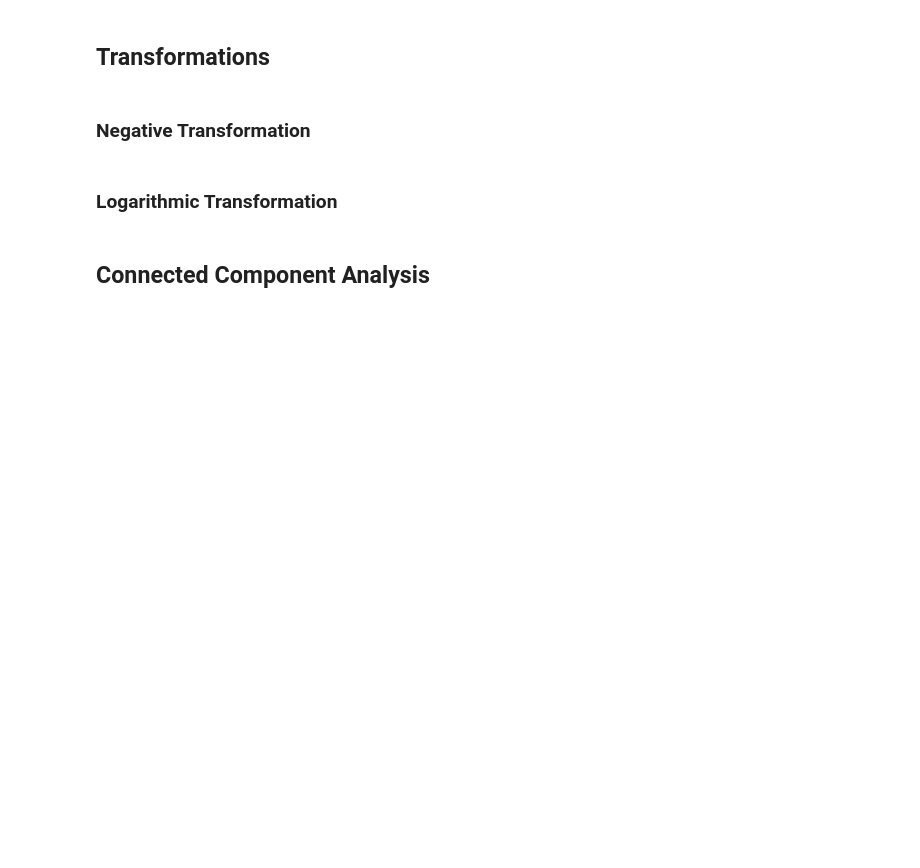
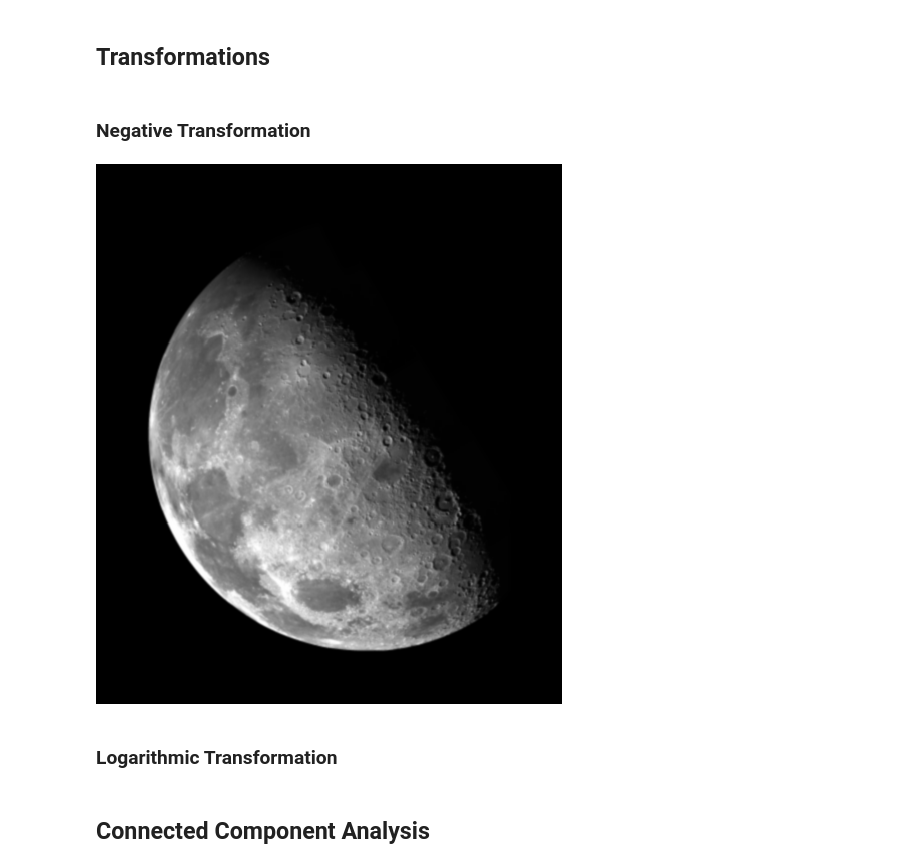
Before and after one commit to Preet-Sojitra/imagekit, a Jupyter notebook: docs/example.ipynb, the cells around one changed output. Cells and saved outputs as stored; diff of their text form; code cells hidden in the pictures; blank space fills up the shorter version.

```diff
--- a/docs/example.ipynb
+++ b/docs/example.ipynb
@@ -15,8 +15,10 @@ import numpy as np
 # %%
 from optivision.transformations.negative import negative_transform
 # %%
-im = Image.open("./images/transformations/moon.tif")
+im = Image.open("images/transformations/moon.tif")
 display(im)
+# %% [output]
+[figure, added]
 # %%
 im = np.array(im)
 negative_im = negative_transform(im)
```
Also changed, not shown: parts of 1 cell of this notebook, 12 other files.
